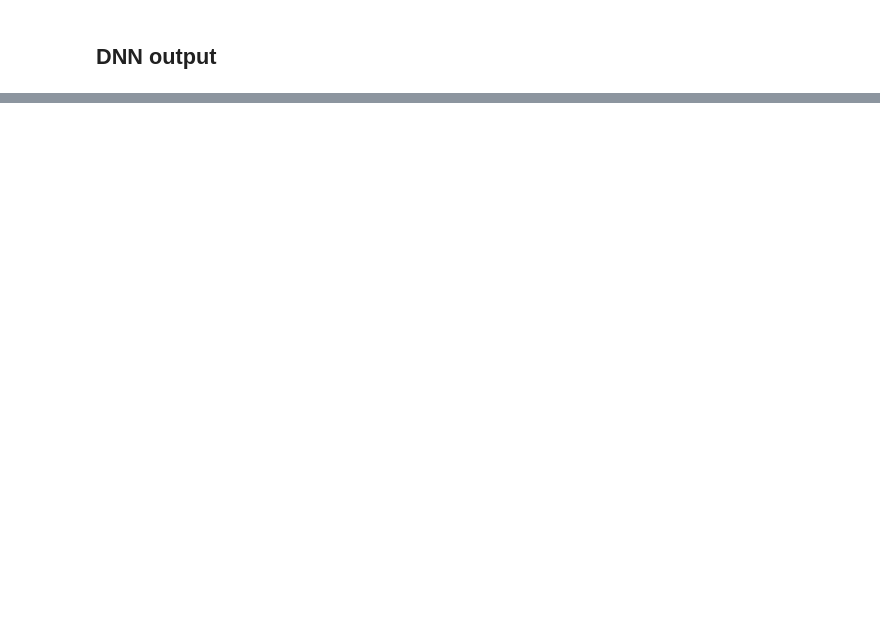
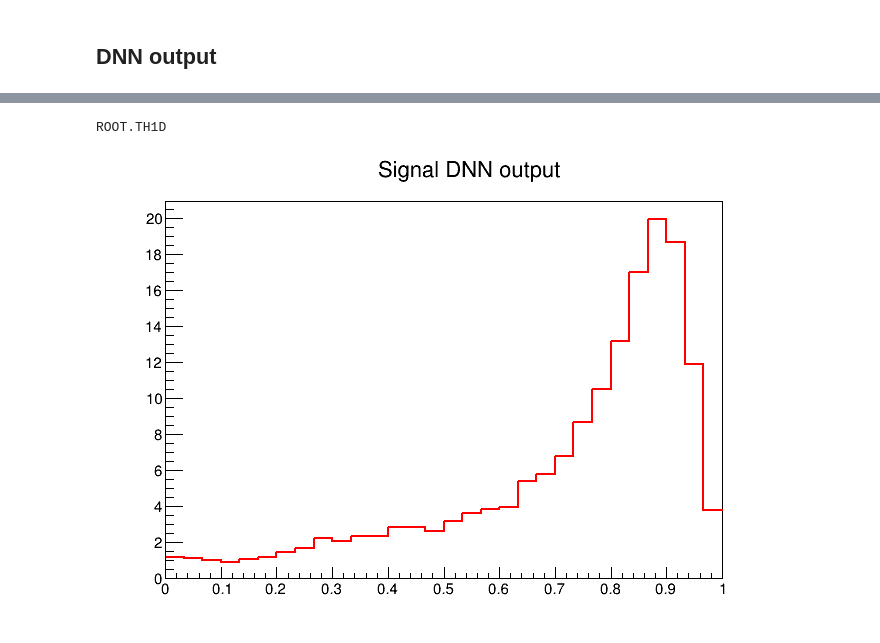
Before and after one commit to BiancaPinolini/ML_classification, a Jupyter notebook: BinningStudies.ipynb, the cells around one changed output, grey strips where cells are left out. Saved outputs shown, nothing was run; the diff lists cells and outputs as text; code cells hidden in the pictures; blank space fills up the shorter version.

```diff
--- a/BinningStudies.ipynb
+++ b/BinningStudies.ipynb
@@ -96,0 +106,4 @@ bkg_linf = bkg[config["cols"]].values
+# %%
+inFile = TFile.Open("c_em_medium_DNNoutput_emmedium.root" ," READ ")
+# %%
+c1 = inFile.Get("ccem_medium_DNNoutput_emmedium");
@@ -96,0 +125,2 @@ bkg_linf = bkg[config["cols"]].values
+# %%
+stack = c1.GetListOfPrimitives().FindObject("thsSignal_grouped_em_medium_DNNoutput_emmedium")
@@ -97 +133,14 @@ bkg_linf = bkg[config["cols"]].values
+# %%
+d = stack.GetStack().Last()
+type(d)
+# %% [output]
+ROOT.TH1D
+# %%
+c1 = TCanvas("","")
+d.Draw("HIST")
+ROOT.gStyle.SetOptStat(0);
+d.SetTitle("Signal DNN output");
+c1.Draw()
+# %% [output]
+[figure, added]
 # %%
```
Also changed, not shown: parts of 36 cells of this notebook.
